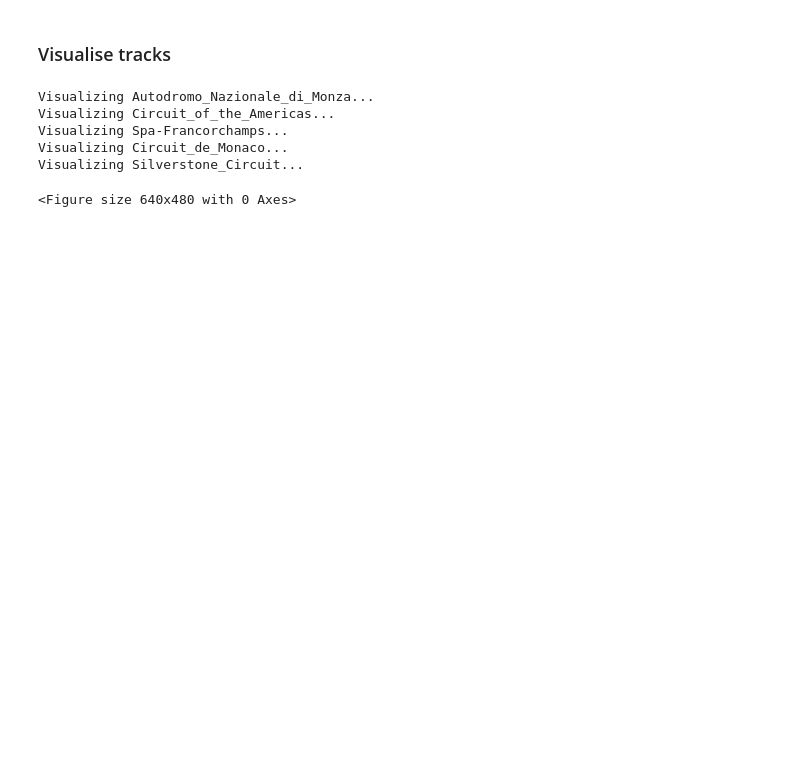
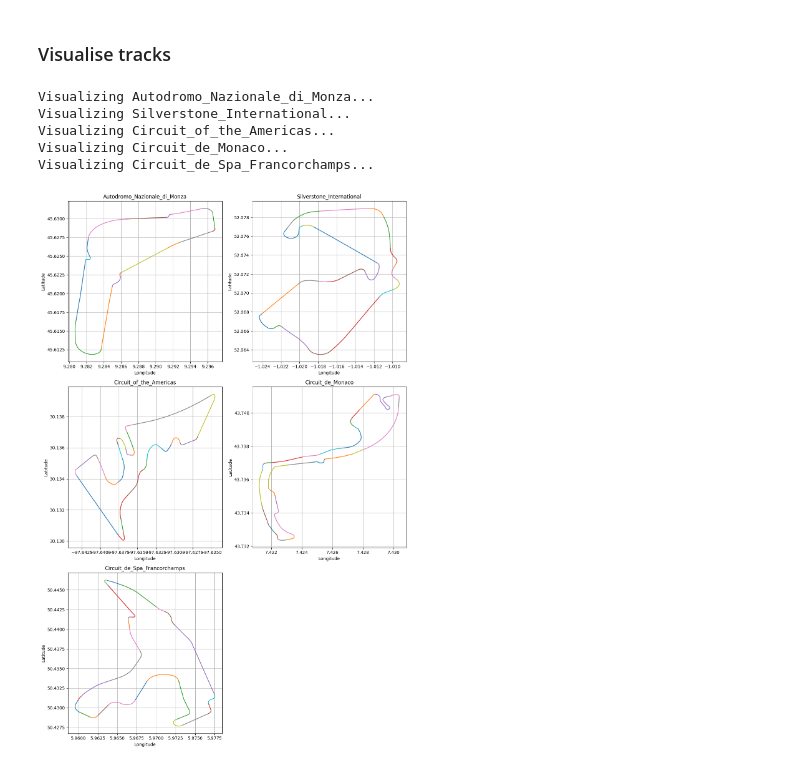
Before and after one commit to ajalsingh/race-line-optimser, a Jupyter notebook: notebooks/00_extract_track_data.ipynb, the cells around one changed output. Cells and saved outputs as stored; diff of their text form; code cells hidden in the pictures; blank space fills up the shorter version.

Commit message:
[FIX] Corrected geojson format + plots

```diff
--- a/notebooks/00_extract_track_data.ipynb
+++ b/notebooks/00_extract_track_data.ipynb
@@ -18,8 +18,8 @@ OVERPASS_URL = "https://overpass-api.de/api/interpreter"
 # List of F1 tracks to query
 TRACKS = [
     {"name": "Circuit de Monaco", "type": "relation"},
-    {"name": "Silverstone Circuit", "type": "relation"},
-    {"name": "Spa-Francorchamps", "type": "relation"},
+    {"name": "Silverstone International", "type": "relation"},
+    {"name": "Circuit de Spa Francorchamps", "type": "relation"},
     {"name": "Autodromo Nazionale di Monza", "type": "relation"},
     {"name": "Circuit of the Americas", "type": "relation"},
 ]
@@ -81,43 +120,54 @@ def load_geojson(file_path):
     """
     Load a GeoJSON file and extract its geometry.
     """
-    with open(file_path, "r") as file:
+    with open(file_path.as_posix(), "r") as file:
         data = geojson.load(file)
     geometries = []
     for feature in data.get("features", []):
-        geom = shape(feature["geometry"])
-        geometries.append(geom)
+        if "geometry" in feature and feature["geometry"]["type"] in [
+            "LineString",
+            "MultiLineString",
+        ]:
+            geom = shape(feature["geometry"])
+            geometries.append(geom)
     return geometries
 # %%
-files = list(TRACK_DIR.glob("*.geojson"))
-num_files = len(files)
+file_paths = list(TRACK_DIR.glob("*.geojson"))
+num_files = len(file_paths)
 cols = 2
 rows = (num_files + 1) // cols  # Calculate rows needed for the grid
 
-for idx, file in enumerate(files):
-    print(f"Visualizing {file.stem}...")
-    geometries = load_geojson(file)
+fig, axes = plt.subplots(rows, cols, figsize=(12, rows * 6))
+axes = axes.flatten()  # Flatten the axes for easy iteration
+
+for idx, file_path in enumerate(file_paths):
+    ax = axes[idx]
+    print(f"Visualizing {file_path.stem}...")
+    geometries = load_geojson(file_path)
     for geom in geometries:
         if geom.geom_type == "LineString":
             x, y = geom.xy
-            plt.plot(x, y, label=file.stem)
+            ax.plot(x, y, label=file_path.stem)
         elif geom.geom_type == "MultiLineString":
             for line in geom.geoms:
                 x, y = line.xy
-                plt.plot(x, y, label=file.stem)
+                ax.plot(x, y, label=file_path.stem)
 
-    # plt.set_title(file.stem)
-    # plt.set_xlabel("Longitude")
-    # plt.set_ylabel("Latitude")
-    # plt.legend(loc="upper right", fontsize="small")
-    # plt.grid(True)
+    ax.set_title(file_path.stem)
+    ax.set_xlabel("Longitude")
+    ax.set_ylabel("Latitude")
+    ax.grid(True)
+
+# Hide unused subplots if the number of files is less than rows * cols
+for idx in range(len(file_paths), len(axes)):
+    fig.delaxes(axes[idx])
 
 plt.tight_layout()
 plt.show()
 # %% [output]
 Visualizing Autodromo_Nazionale_di_Monza...
+Visualizing Silverstone_International...
 Visualizing Circuit_of_the_Americas...
-Visualizing Spa-Francorchamps...
 Visualizing Circuit_de_Monaco...
-Visualizing Silverstone_Circuit...
+Visualizing Circuit_de_Spa_Francorchamps...
-<Figure size 640x480 with 0 Axes>
+[figure, added]
```
Also changed, not shown: parts of 1 cell of this notebook, 3 other files.
